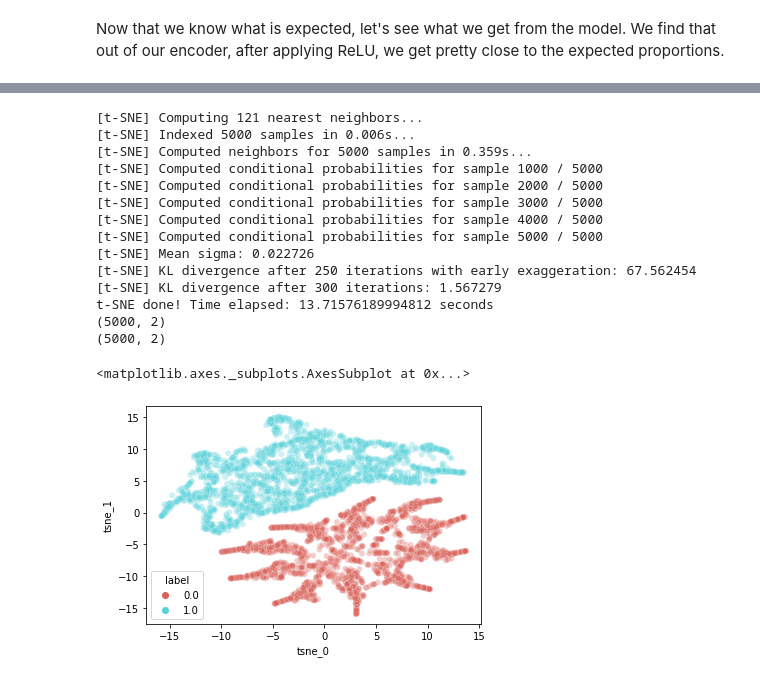
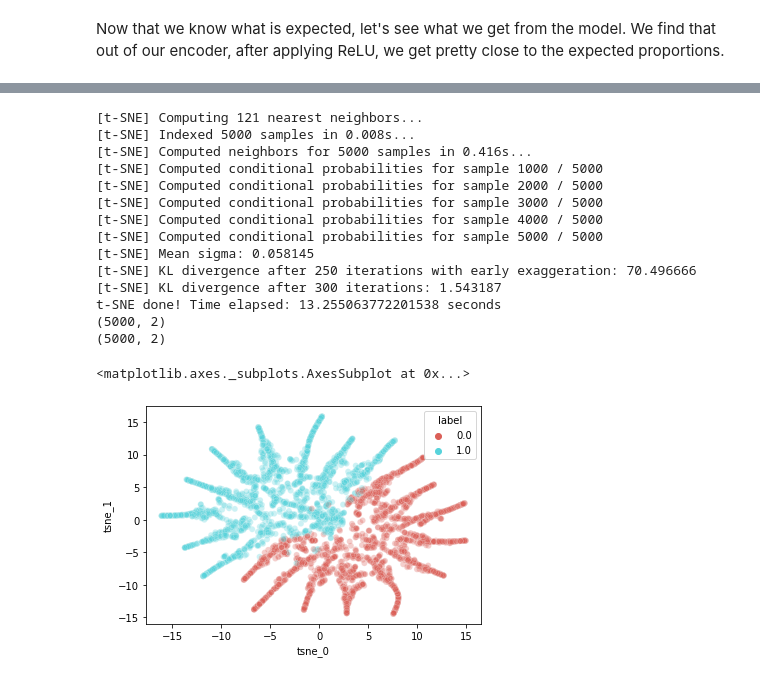
Before and after one commit to suraj-adewale/sc_bulk_ood, a Jupyter notebook: experiments/ssDIVA_stacked_mnist.ipynb, the cells around one changed output, grey strips where cells are left out. Drawn from its saved outputs; the diff is of its cells as text; code cells hidden in the pictures.

```diff
--- a/experiments/ssDIVA_stacked_mnist.ipynb
+++ b/experiments/ssDIVA_stacked_mnist.ipynb
@@ -325,9 +317,9 @@ decoder_out_dim = 784 # dim of decoder output layer
 activ = 'relu'
 optim = Adam(learning_rate=0.001)
 
-n_x = X_full_train.shape[1]
-n_y = Y_full_train.shape[1]
-n_label = label_train.shape[1]
+n_x = X_stack_train.shape[1]
+n_y = Y_stack_train.shape[1]
+n_label = 2
 
 print(f"length of X {n_x} and length of y {n_y} and n_label {n_label}")
 # %% [output]
@@ -337,6 +329,7 @@ length of X 784 and length of y 10 and n_label 2
 # %%
 # declare the Keras tensor we will use as input to the encoder
 X = Input(shape=(n_x,))
+label = Input(shape=(n_label,))
 props = Input(shape=(n_y,))
 
 # concatenate input with the label
@@ -351,8 +344,14 @@ encoder_h = Dense(encoder_dim, activation=activ, name="encoder_1")(inputs)
 # now from the hidden layer, you get the mu and sigma for
 # the latent space
 
+mu_slack = Dense(n_z, activation='linear', name = "mu_slack")(encoder_h)
+l_sigma_slack = Dense(n_z, activation='linear', name = "sigma_slack")(encoder_h)
+
 mu_prop = Dense(n_z, activation='linear', name = "mu_prop")(encoder_h)
 l_sigma_prop = Dense(n_z, activation='linear', name = "sigma_prop")(encoder_h)
+
+mu_rot = Dense(n_label, activation='linear', name = "mu_rot")(encoder_h)
+l_sigma_rot = Dense(n_label, activation='linear', name = "sigma_rot")(encoder_h)
 # %% [markdown]
 ## Latent Space
 # %%
@@ -364,7 +363,11 @@ def sample_z(args):
 
 
 # Sampling latent space
+z_slack = Lambda(sample_z, output_shape = (n_z, ), name="z_samp_slack")([mu_slack, l_sigma_slack, n_z])
 z_prop = Lambda(sample_z, output_shape = (n_z, ), name="z_samp_prop")([mu_prop, l_sigma_prop, n_z])
+z_rot = Lambda(sample_z, output_shape = (n_label, ), name="z_samp_rot")([mu_rot, l_sigma_rot, n_label])
+
+z_concat = concat([z_slack, z_prop, z_rot])
 # %% [markdown]
 ## Decoder + Classifiers
 # %%
@@ -424,14 +441,14 @@ def class_loss(y_true, y_pred):
 ## Make the computational graph
 # %%
 
-known_prop_vae = Model(X, [outputs, prop_outputs, sigma_outputs])
-unknown_prop_vae = Model(X, outputs)
+known_prop_vae = Model(X, [outputs, prop_outputs, rotation_outputs, sigma_outputs])
+unknown_prop_vae = Model(X, [outputs, prop_outputs, rotation_outputs])
 
-known_prop_vae.compile(optimizer=optim, loss=[vae_loss, prop_loss, None]) #, metrics = [KL_loss, recon_loss])
-unknown_prop_vae.compile(optimizer=optim, loss=vae_loss) #, metrics = [KL_loss, recon_loss])
+known_prop_vae.compile(optimizer=optim, loss=[vae_loss, prop_loss, class_loss, None]) #, metrics = [KL_loss, recon_loss])
+unknown_prop_vae.compile(optimizer=optim, loss=[vae_loss, prop_loss_unknown, class_loss]) #, metrics = [KL_loss, recon_loss])
 
 
-encoder = Model(X, mu_prop)
+encoder = Model(X, [z_slack, mu_prop, z_rot])
 
 decoder = Model(d_in, d_out)
 
@@ -748,7 +727,8 @@ plt.show()
 # %%
 # plot proportions
-mu_prop = encoder.predict(X_full_test, batch_size=batch_size)
-encodings= np.asarray(mu_prop)
+z_slack, mu_prop, z_rot = encoder.predict(X_full_test, batch_size=batch_size)
+z_test = mu_prop
+encodings= np.asarray(z_test)
 encodings = encodings.reshape(X_full_test.shape[0], n_z)
 tsne_idx = np.random.choice(encodings.shape[0], size=5000, replace=False)
 
@@ -756,37 +736,37 @@ tsne_idx = np.random.choice(encodings.shape[0], size=5000, replace=False)
 time_start = time.time()
 tsne = TSNE(n_components=2, verbose=1, perplexity=40, n_iter=300)
 tsne_results = tsne.fit_transform(encodings[tsne_idx,:])
 print('t-SNE done! Time elapsed: {} seconds'.format(time.time()-time_start))
 
 
 plot_df = pd.DataFrame(tsne_results[:,0:2])
 print(tsne_results.shape)
 print(plot_df.shape)
 plot_df.columns = ['tsne_0', 'tsne_1']
 plot_df['label'] = Label_test[tsne_idx]
 
 sns.scatterplot(
     x="tsne_0", y="tsne_1",
     data=plot_df,
     hue="label",
     palette=sns.color_palette("hls", 2),
     legend="full",
     alpha=0.3
 )
 # %% [output]
 [t-SNE] Computing 121 nearest neighbors...
-[t-SNE] Indexed 5000 samples in 0.006s...
-[t-SNE] Computed neighbors for 5000 samples in 0.359s...
+[t-SNE] Indexed 5000 samples in 0.008s...
+[t-SNE] Computed neighbors for 5000 samples in 0.416s...
 [t-SNE] Computed conditional probabilities for sample 1000 / 5000
 [t-SNE] Computed conditional probabilities for sample 2000 / 5000
 [t-SNE] Computed conditional probabilities for sample 3000 / 5000
 [t-SNE] Computed conditional probabilities for sample 4000 / 5000
 [t-SNE] Computed conditional probabilities for sample 5000 / 5000
-[t-SNE] Mean sigma: 0.022726
-[t-SNE] KL divergence after 250 iterations with early exaggeration: 67.562454
-[t-SNE] KL divergence after 300 iterations: 1.567279
-t-SNE done! Time elapsed: 13.71576189994812 seconds
+[t-SNE] Mean sigma: 0.058145
+[t-SNE] KL divergence after 250 iterations with early exaggeration: 70.496666
+[t-SNE] KL divergence after 300 iterations: 1.543187
+t-SNE done! Time elapsed: 13.255063772201538 seconds
 (5000, 2)
 (5000, 2)
 <matplotlib.axes._subplots.AxesSubplot at 0x...>
-[figure, old version]
+[figure, new version]
```
Also changed, not shown: parts of 32 cells of this notebook, 4 other files.
